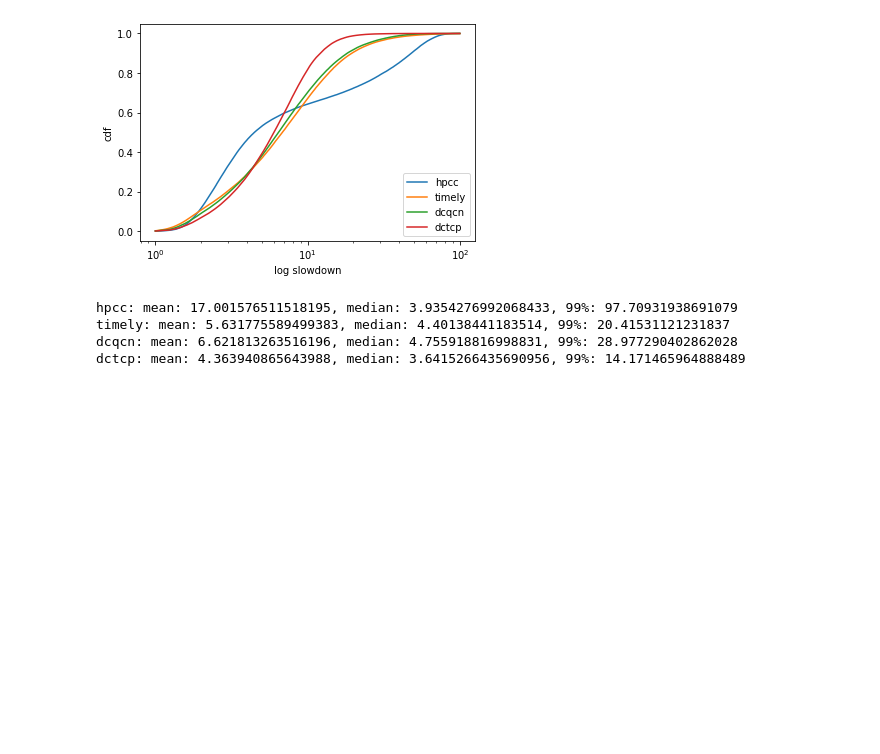
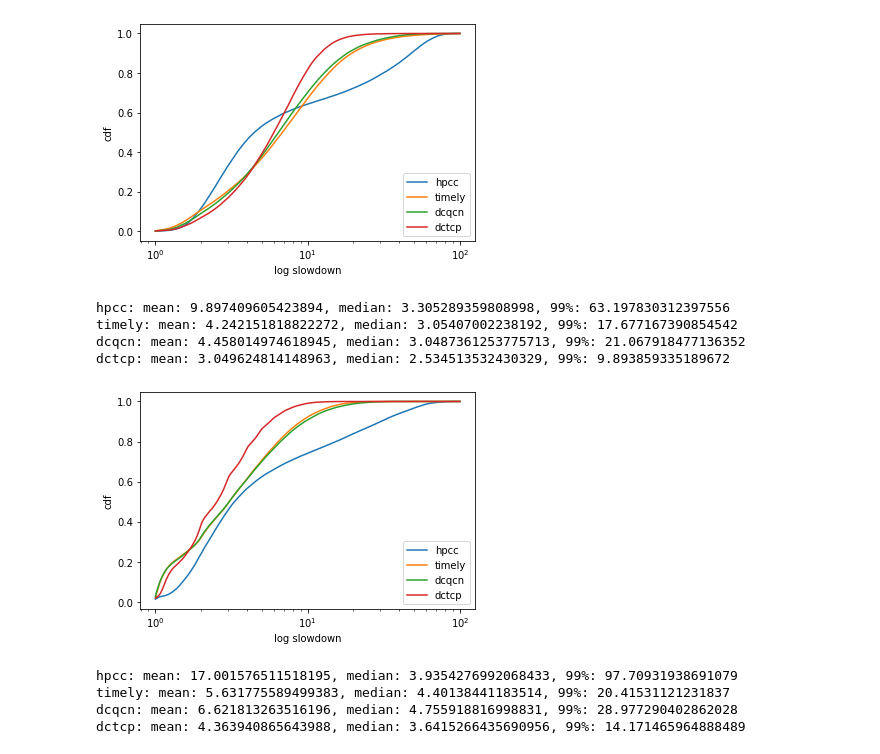
Before and after one commit to sakshamagarwals/High-Precision-Congestion-Control, a Jupyter notebook: visualizations/slowdown.ipynb, the cells around one changed output. Saved outputs shown, nothing was run; the diff lists cells and outputs as text; code cells hidden in the pictures; blank space fills up the shorter version.

```diff
--- a/visualizations/slowdown.ipynb
+++ b/visualizations/slowdown.ipynb
@@ -286,6 +310,14 @@ timely: mean: 9.573382795605784, median: 6.82921773337081, 99%: 49.8768857191708
 dcqcn: mean: 8.87470264121616, median: 6.439795789751041, 99%: 41.17085661080075
 dctcp: mean: 6.819807614011734, median: 6.009989526730587, 99%: 20.707388561566386
 [figure]
+# %%
+cdf('dctcp_a1_l6')
+# %% [output]
+hpcc: mean: 9.897409605423894, median: 3.305289359808998, 99%: 63.197830312397556
+timely: mean: 4.242151818822272, median: 3.05407002238192, 99%: 17.677167390854542
+dcqcn: mean: 4.458014974618945, median: 3.0487361253775713, 99%: 21.067918477136352
+dctcp: mean: 3.049624814148963, median: 2.534513532430329, 99%: 9.893859335189672
+[figure, added]
 # %%
 cdf('dctcp_a1_l7')
 # %% [output]
```
Also changed, not shown: parts of 5 cells of this notebook, 34 other files.
